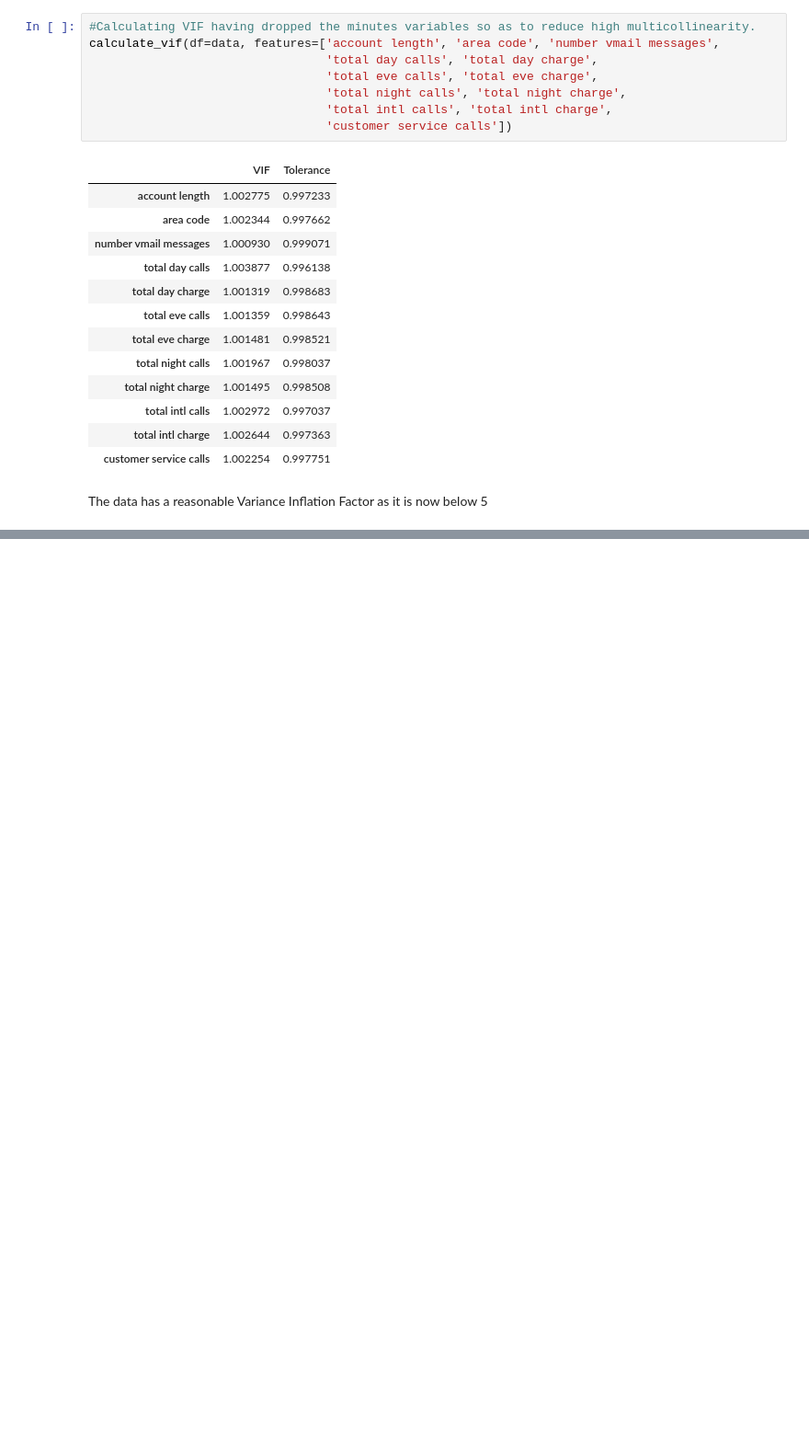
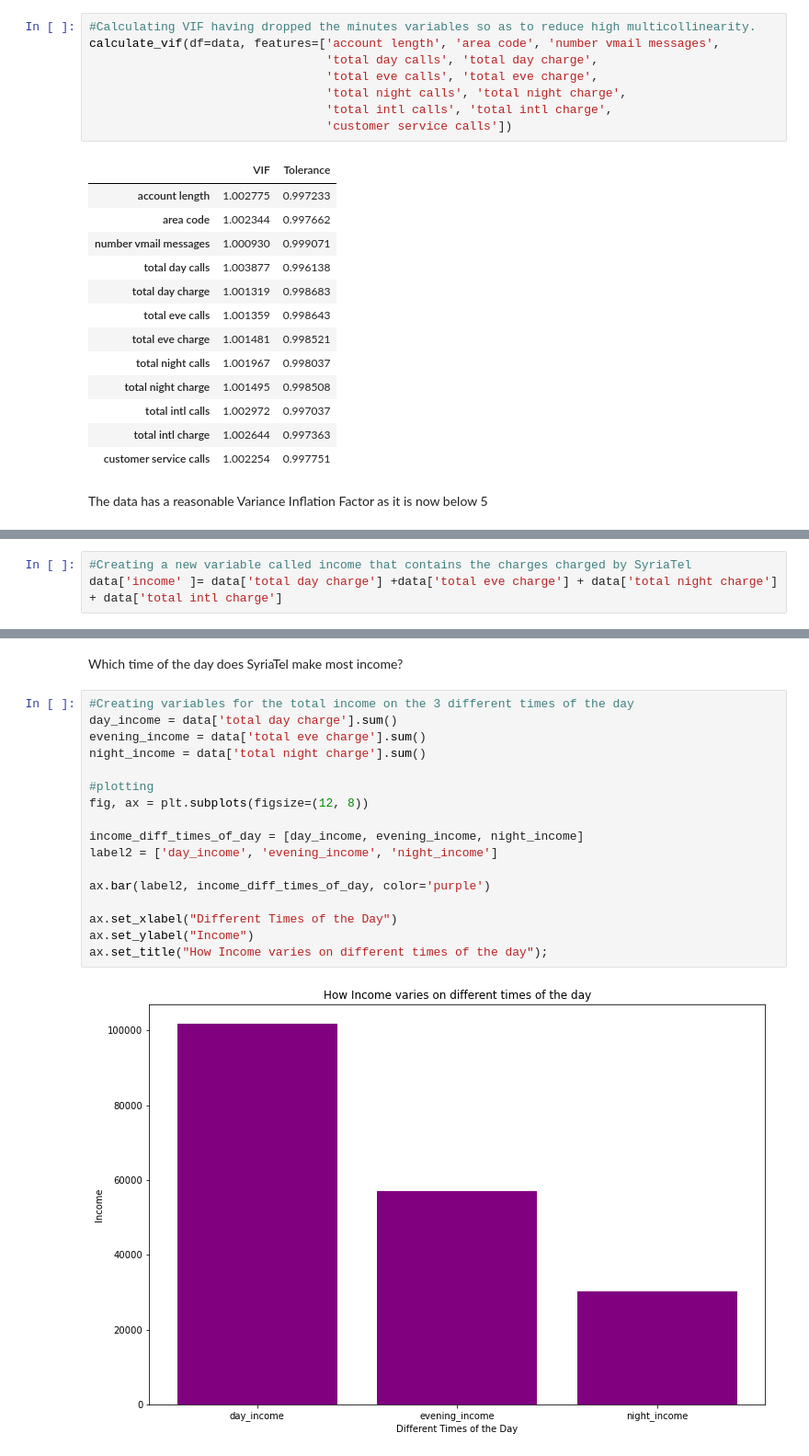
Before and after one commit to KeruboJ/SyriaTel-Customer-Churn-project, a Jupyter notebook: ipynb.ipynb, the cells around one changed output, grey strips where cells are left out. Shown at 92% size. Cells and saved outputs as stored; diff of their text form; blank space fills up the shorter version.

```diff
--- a/ipynb.ipynb
+++ b/ipynb.ipynb
@@ -263,0 +283,3 @@ The data has a reasonable Variance Inflation Factor as it is now below 5
+# %%
+#Creating a new variable called income that contains the charges charged by SyriaTel
+data['income' ]= data['total day charge'] +data['total eve charge'] + data['total night charge'] + data['total intl charge']
@@ -263,0 +297,21 @@ The data has a reasonable Variance Inflation Factor as it is now below 5
+# %% [markdown]
+Which time of the day does SyriaTel make most income?
+# %%
+#Creating variables for the total income on the 3 different times of the day
+day_income = data['total day charge'].sum()
+evening_income = data['total eve charge'].sum()
+night_income = data['total night charge'].sum()
+
+#plotting
+fig, ax = plt.subplots(figsize=(12, 8))
+
+income_diff_times_of_day = [day_income, evening_income, night_income]
+label2 = ['day_income', 'evening_income', 'night_income']
+
+ax.bar(label2, income_diff_times_of_day, color='purple')
+
+ax.set_xlabel("Different Times of the Day")
+ax.set_ylabel("Income")
+ax.set_title("How Income varies on different times of the day");
+# %% [output]
+[figure, added]
```
Also changed, not shown: parts of 11 cells of this notebook.
